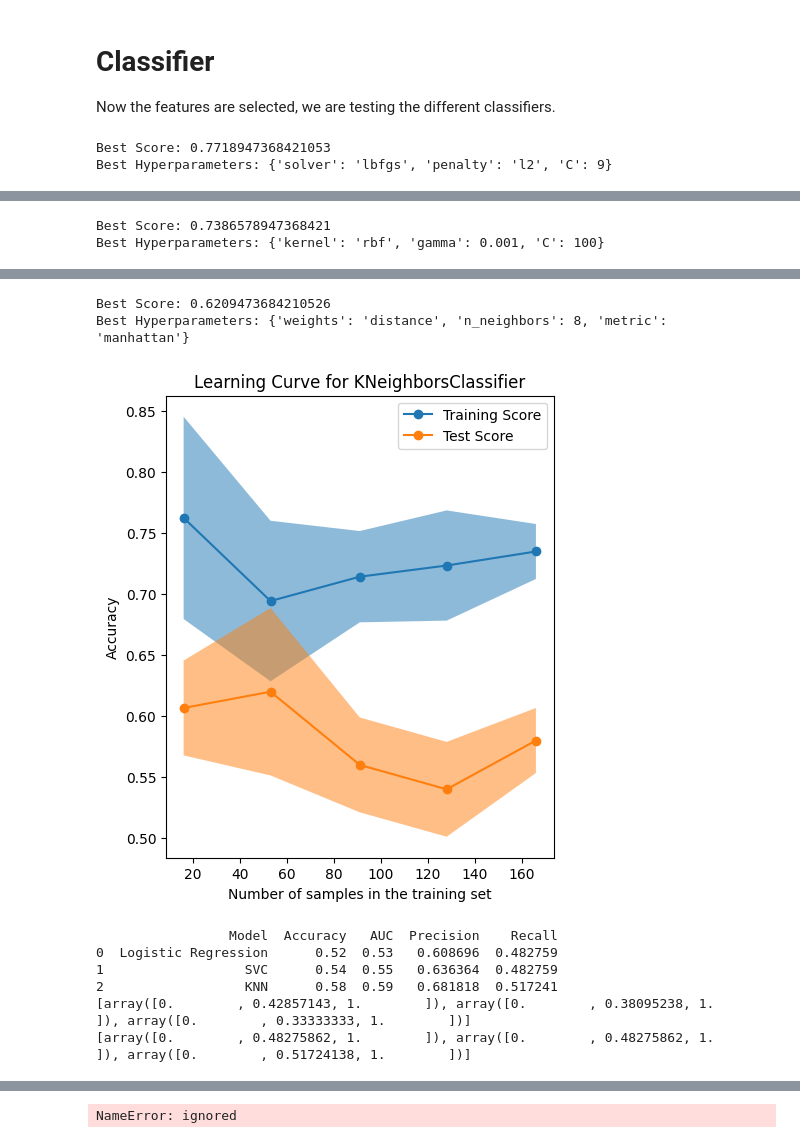
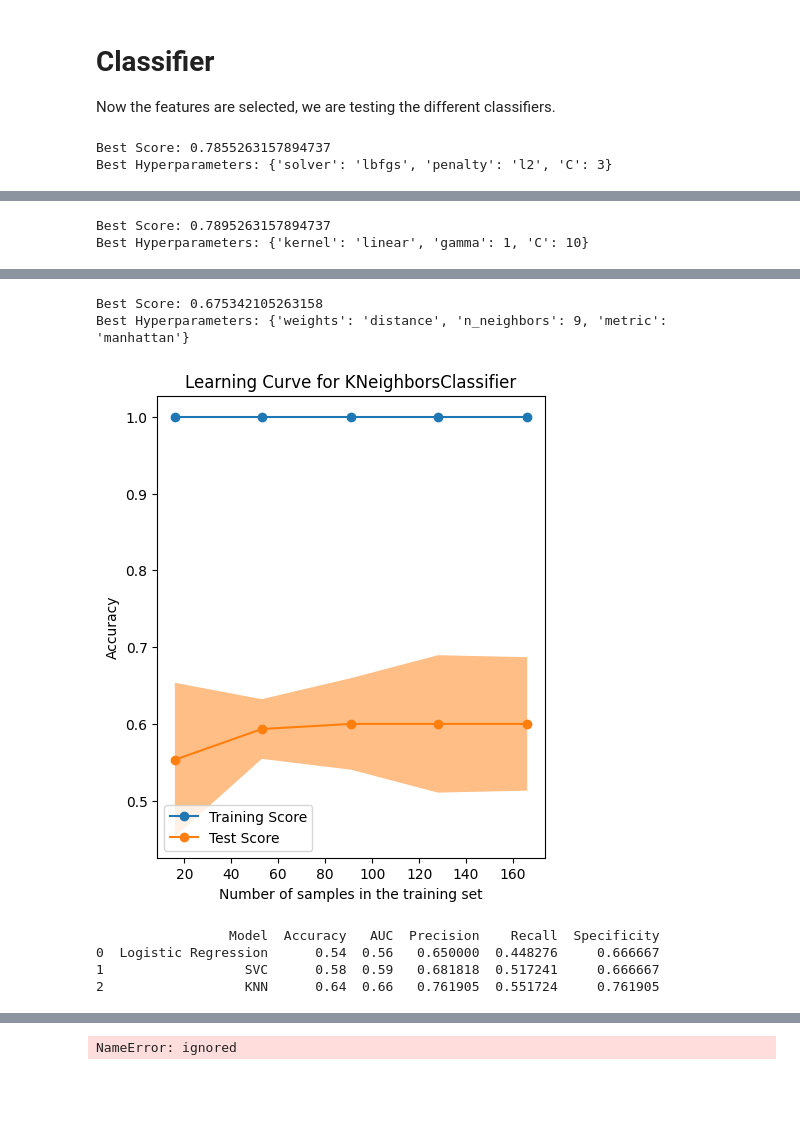
Before and after one commit to crystaljwang/tm10007-group-3, a Jupyter notebook: main_code.ipynb, the cells around one changed output, grey strips where cells are left out. Cells and saved outputs as stored; diff of their text form; code cells hidden in the pictures; blank space fills up the shorter version.

Commit message:
Added improvement in learning curve and extra performance features

```diff
--- a/main_code.ipynb
+++ b/main_code.ipynb
@@ -256,8 +256,8 @@ Now the features are selected, we are testing the different classifiers.
 def learning_curve(X_train, y_train, search, model_name):
   fig, ax = plt.subplots(nrows=1, ncols=1, figsize=(5, 6))
 
-  # model = search.best_estimator_  # get the best estimator from the RandomizedSearchCV object
-  # model.set_params(**search.best_params_)  # set the best hyperparameters on the model
+  model = search.best_estimator_  # get the best estimator from the RandomizedSearchCV object
+  model.set_params(**search.best_params_)  # set the best hyperparameters on the model
 
 
   common_params = {
@@ -279,7 +279,7 @@ def learning_curve(X_train, y_train, search, model_name):
   plt.show()
 # %%
 # VALIDATION
-model_pipeline = [LogisticRegression(max_iter=1000), SVC(), KNeighborsClassifier()]
+model_pipeline = [LogisticRegression(), SVC(), KNeighborsClassifier()]
 
 
 # Grid lists
@@ -288,7 +288,7 @@ param_grid_LR = {'solver': ['lbfgs', 'liblinear', 'newton-cg', 'newton-cholesky'
                   'C': list(range(1,10,2))}
 param_grid_SVC = {'C': [0.1, 1, 10, 100],
               'gamma': [1, 0.1, 0.01, 0.001, 0.0001],
-              'kernel': ['rbf']}
+              'kernel': ['linear', 'poly', 'rbf']}
 param_grid_KNN = {'n_neighbors': list(range(1,10,1)),
               'weights': ['uniform', 'distance'],
               'metric': ['euclidean', 'manhattan', 'minkowski']}
@@ -303,6 +303,7 @@ fpr_list = []
 tpr_list = []
 prec_list = []
 recall_list = []
+spec_list = []
 
 # Execute pipeline
 for model, grid in zip(model_pipeline, grid_list):
@@ -323,14 +324,16 @@ for model, grid in zip(model_pipeline, grid_list):
     fpr_list.append(fpr)
     tpr_list.append(tpr)
     auc_list.append(round(metrics.auc(fpr, tpr),2))  # calculate area under the curve on prediction of y
-    cm_list.append(confusion_matrix(y_test, y_pred))  # make confusion matrix on prediction of y
+    cm = confusion_matrix(y_test, y_pred)
+    TN, FP, FN, TP = cm.ravel()
+    specificity = TN / (TN + FP)
+    spec_list.append(specificity)
+    cm_list.append(cm)
     learning_curve(X_train, y_train, search, model)  #make a learning curve with function learning curve. NB: this is a different model than the model trained above
 
-result_df = pd.DataFrame({'Model':model_list, 'Accuracy': acc_list, 'AUC': auc_list, 'Precision': prec_list, 'Recall': recall_list})
+result_df = pd.DataFrame({'Model':model_list, 'Accuracy': acc_list, 'AUC': auc_list, 'Precision': prec_list, 'Recall': recall_list, 'Specificity': spec_list})
 print(result_df)
 
-print(fpr_list)
-print(tpr_list)
 
     # Create ROC curve
 
@@ -345,5 +348,5 @@ plt.ylabel('True positive rate')
 plt.legend(loc=4)
 plt.show()
 # %% [output]
-Best Score: 0.7718947368421053
-Best Hyperparameters: {'solver': 'lbfgs', 'penalty': 'l2', 'C': 9}
+Best Score: 0.7855263157894737
+Best Hyperparameters: {'solver': 'lbfgs', 'penalty': 'l2', 'C': 3}
@@ -351,2 +354,2 @@ Best Hyperparameters: {'solver': 'lbfgs', 'penalty': 'l2', 'C': 9}
-Best Score: 0.7386578947368421
-Best Hyperparameters: {'kernel': 'rbf', 'gamma': 0.001, 'C': 100}
+Best Score: 0.7895263157894737
+Best Hyperparameters: {'kernel': 'linear', 'gamma': 1, 'C': 10}
@@ -354,9 +357,7 @@ Best Hyperparameters: {'kernel': 'rbf', 'gamma': 0.001, 'C': 100}
-Best Score: 0.6209473684210526
-Best Hyperparameters: {'weights': 'distance', 'n_neighbors': 8, 'metric': 'manhattan'}
+Best Score: 0.675342105263158
+Best Hyperparameters: {'weights': 'distance', 'n_neighbors': 9, 'metric': 'manhattan'}
-[figure, old version]
+[figure, new version]
-                 Model  Accuracy   AUC  Precision    Recall
-0  Logistic Regression      0.52  0.53   0.608696  0.482759
-1                  SVC      0.54  0.55   0.636364  0.482759
-2                  KNN      0.58  0.59   0.681818  0.517241
-[array([0.        , 0.42857143, 1.        ]), array([0.        , 0.38095238, 1.        ]), array([0.        , 0.33333333, 1.        ])]
-[array([0.        , 0.48275862, 1.        ]), array([0.        , 0.48275862, 1.        ]), array([0.        , 0.51724138, 1.        ])]
+                 Model  Accuracy   AUC  Precision    Recall  Specificity
+0  Logistic Regression      0.54  0.56   0.650000  0.448276     0.666667
+1                  SVC      0.58  0.59   0.681818  0.517241     0.666667
+2                  KNN      0.64  0.66   0.761905  0.551724     0.761905
```
Also changed, not shown: parts of 2 cells of this notebook.
